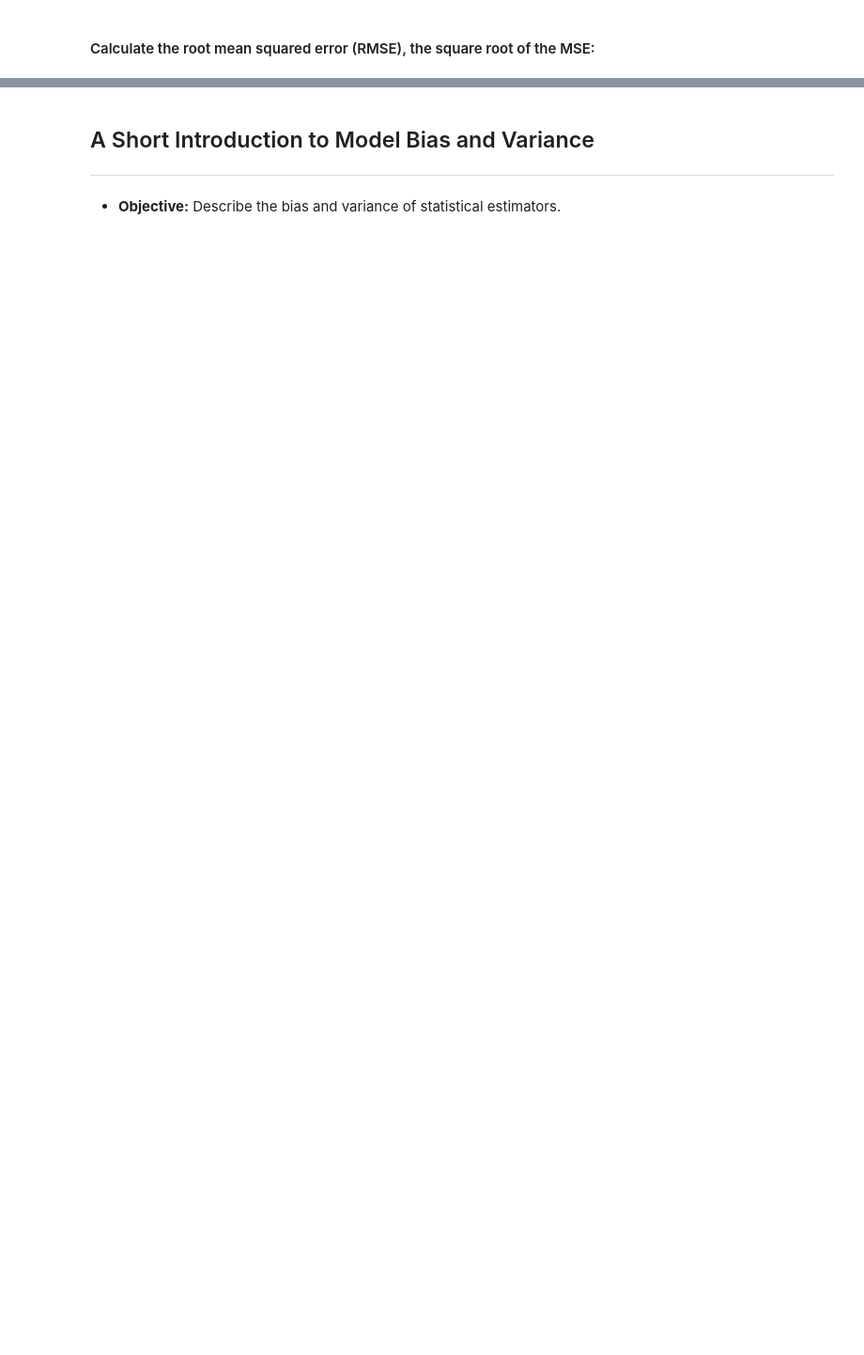
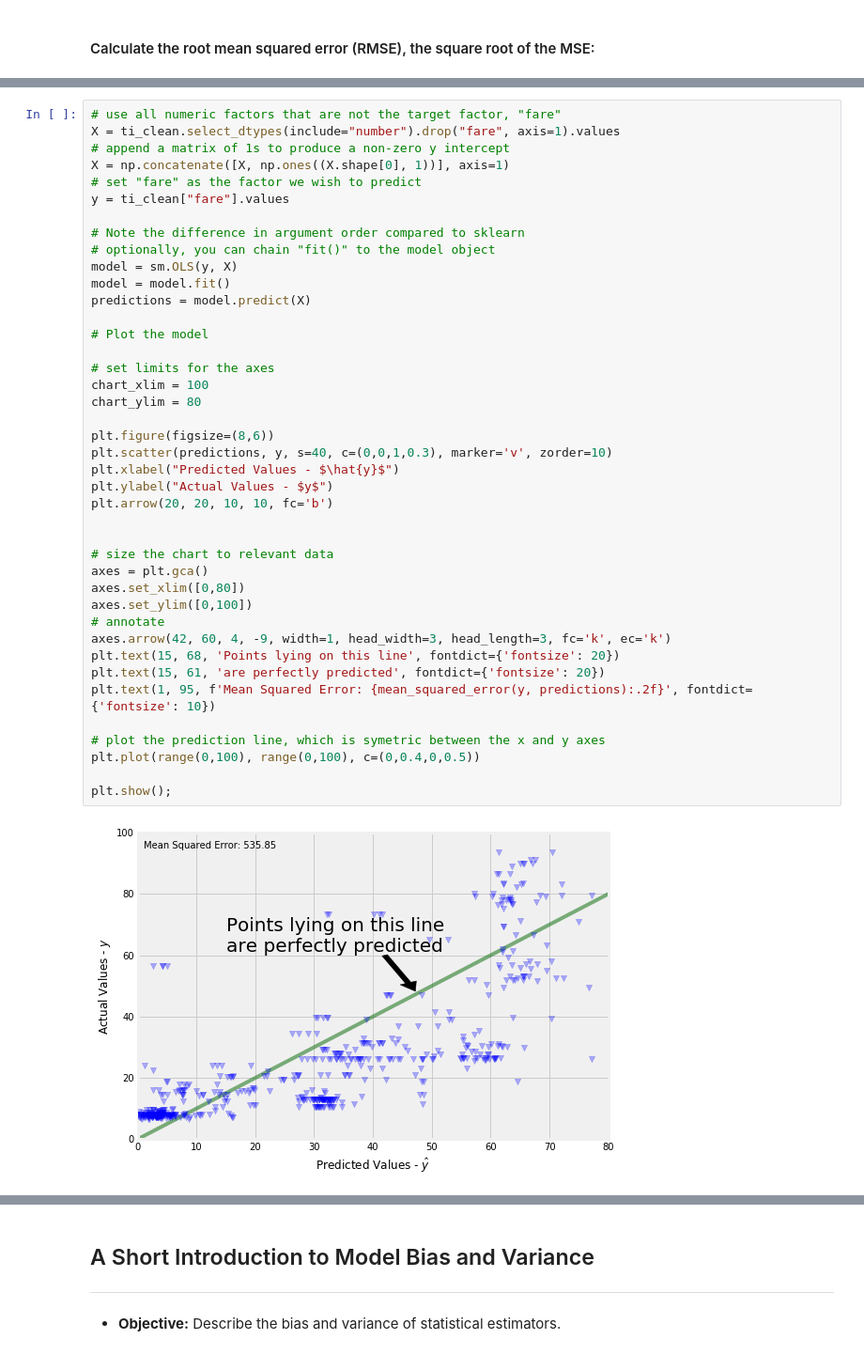
Before and after one commit to aidanconnolly/ga-ds829-statistics-in-python, a Jupyter notebook: solution-code/Statistics-Review-part-1-solution.ipynb, the cells around one changed output, grey strips where cells are left out. Shown at 94% size. Saved outputs shown, nothing was run; the diff lists cells and outputs as text; blank space fills up the shorter version.

```diff
--- a/solution-code/Statistics-Review-part-1-solution.ipynb
+++ b/solution-code/Statistics-Review-part-1-solution.ipynb
@@ -704,0 +559,43 @@ np.sqrt(np.mean(np.square(y-y_pred)))
+# %%
+# use all numeric factors that are not the target factor, "fare"
+X = ti_clean.select_dtypes(include="number").drop("fare", axis=1).values
+# append a matrix of 1s to produce a non-zero y intercept
+X = np.concatenate([X, np.ones((X.shape[0], 1))], axis=1)
+# set "fare" as the factor we wish to predict
+y = ti_clean["fare"].values
+
+# Note the difference in argument order compared to sklearn
+# optionally, you can chain "fit()" to the model object
+model = sm.OLS(y, X)
+model = model.fit()
+predictions = model.predict(X)
+
+# Plot the model
+
+# set limits for the axes
+chart_xlim = 100
+chart_ylim = 80
+
+plt.figure(figsize=(8,6))
+plt.scatter(predictions, y, s=40, c=(0,0,1,0.3), marker='v', zorder=10)
+plt.xlabel("Predicted Values - $\hat{y}$")
+plt.ylabel("Actual Values - $y$")
+plt.arrow(20, 20, 10, 10, fc='b')
+
+
+# size the chart to relevant data
+axes = plt.gca()
+axes.set_xlim([0,80])
+axes.set_ylim([0,100])
+# annotate
+axes.arrow(42, 60, 4, -9, width=1, head_width=3, head_length=3, fc='k', ec='k')
+plt.text(15, 68, 'Points lying on this line', fontdict={'fontsize': 20})
+plt.text(15, 61, 'are perfectly predicted', fontdict={'fontsize': 20})
+plt.text(1, 95, f'Mean Squared Error: {mean_squared_error(y, predictions):.2f}', fontdict={'fontsize': 10})
+
+# plot the prediction line, which is symetric between the x and y axes
+plt.plot(range(0,100), range(0,100), c=(0,0.4,0,0.5))
+
+plt.show();
+# %% [output]
+[figure, added]
```
Also changed, not shown: parts of 63 cells of this notebook, 1 other file.
